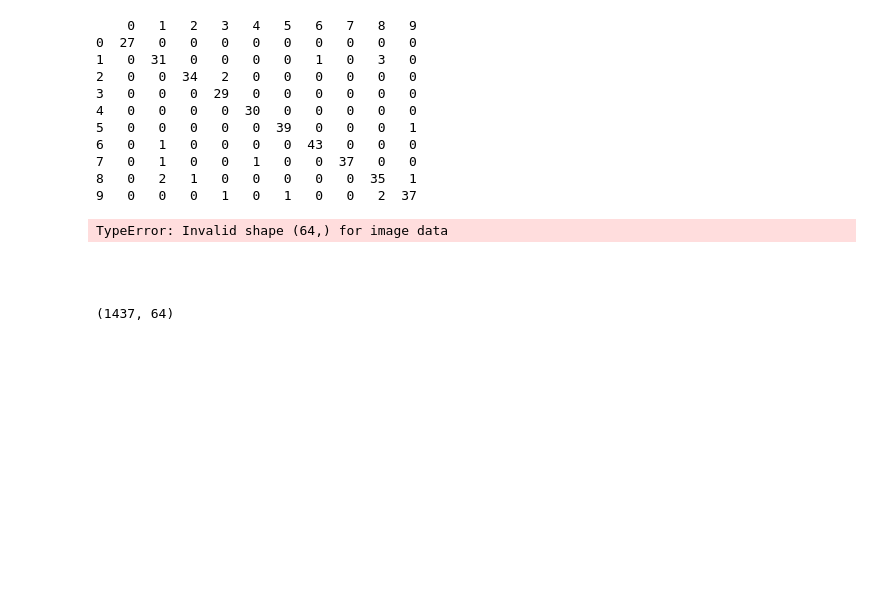
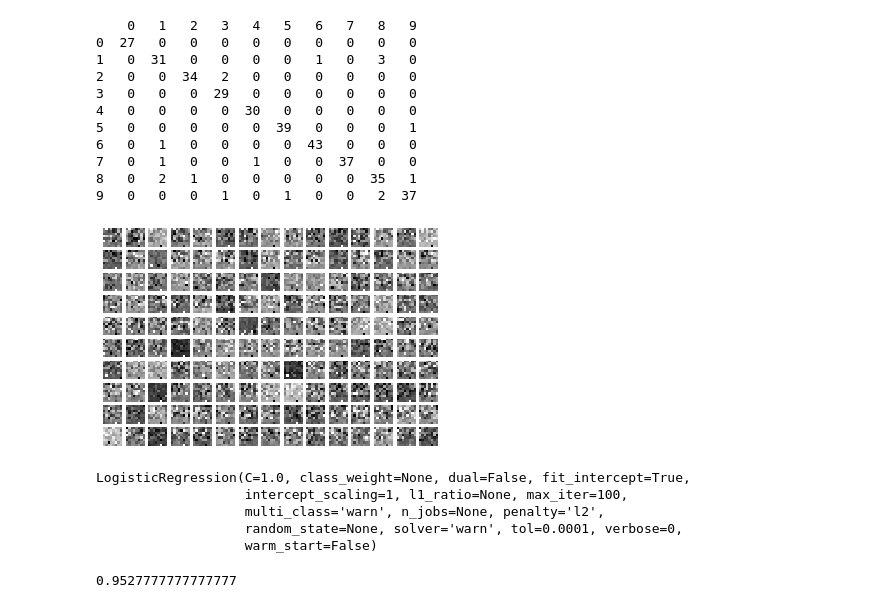
Before and after one commit to ducksfrogs/udemy_dataAna_py, a Jupyter notebook: jp_scikit/confusion_matrix.ipynb, the cells around one changed output. Drawn from its saved outputs; the diff is of its cells as text; code cells hidden in the pictures; blank space fills up the shorter version.

```diff
--- a/jp_scikit/confusion_matrix.ipynb
+++ b/jp_scikit/confusion_matrix.ipynb
@@ -188,14 +188,21 @@ X_test_pca = pca.transform(X_test)
 # %%
 for i in range(10):
     i_th_digit = X_train_pca[y_train == i]
     for j in range(0,15):
         plt.subplot(10,15, i*15 +j +1)
         plt.axis('off')
-        plt.imshow(i_th_digit[j], interpolation='none')
+        plt.imshow(i_th_digit[j].reshape(8,8), interpolation='none')
 # %% [output]
-TypeError: Invalid shape (64,) for image data
-[figure, old version]
+[figure, new version]
-# %%
-X_train_pca.shape
-# %% [output]
-(1437, 64)
+# %%
+clf.fit(X_train_pca,y_train)
+# %% [output]
+LogisticRegression(C=1.0, class_weight=None, dual=False, fit_intercept=True,
+                   intercept_scaling=1, l1_ratio=None, max_iter=100,
+                   multi_class='warn', n_jobs=None, penalty='l2',
+                   random_state=None, solver='warn', tol=0.0001, verbose=0,
+                   warm_start=False)
+# %%
+clf.score(X_test_pca, y_test)
+# %% [output]
+0.9527777777777777
```
Also changed, not shown: parts of 7 cells of this notebook, 3 other files.
